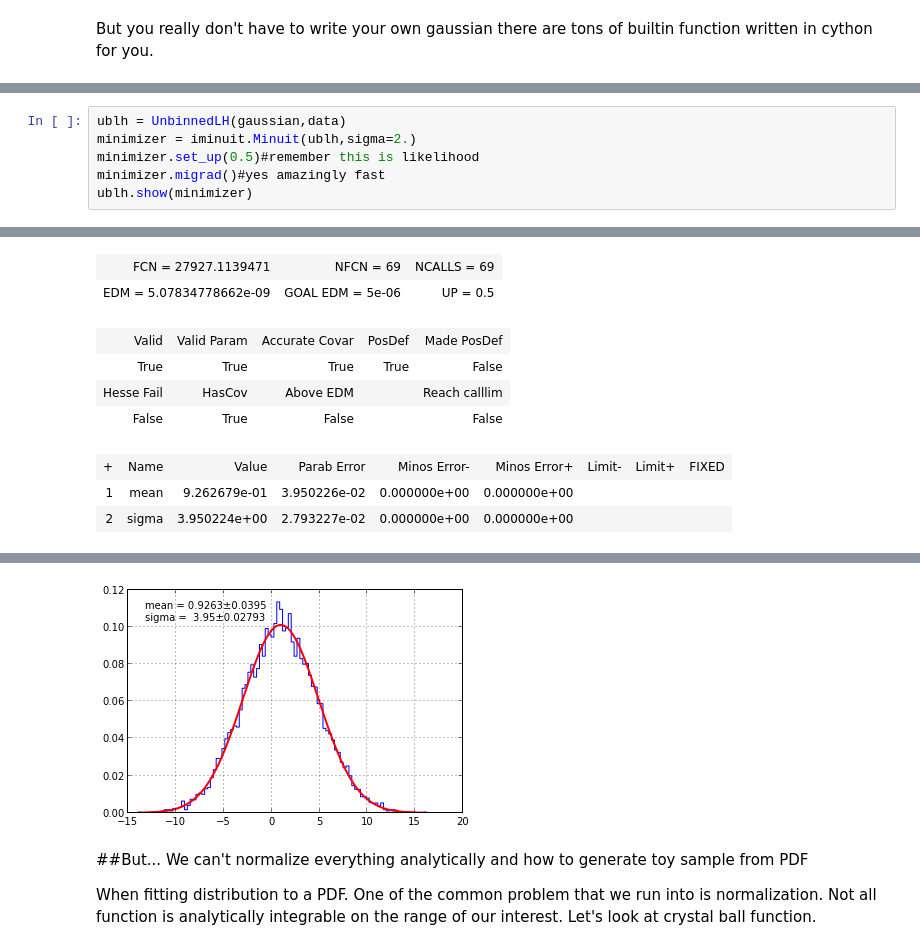
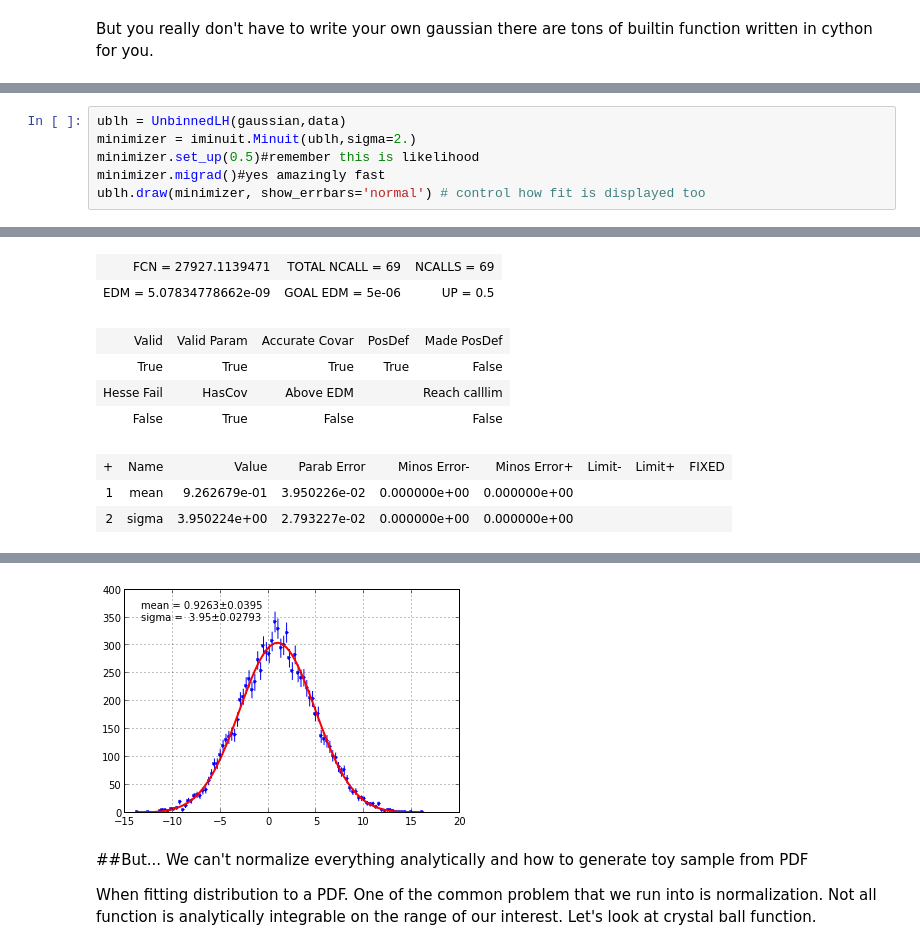
Before and after one commit to scikit-hep/probfit, a Jupyter notebook: tutorial/tutorial.ipynb, the cells around one changed output, grey strips where cells are left out. Cells and saved outputs as stored; diff of their text form.

```diff
--- a/tutorial/tutorial.ipynb
+++ b/tutorial/tutorial.ipynb
@@ -372,22 +373,22 @@ print type(gaussian)
 # %%
 ublh = UnbinnedLH(gaussian,data)
 minimizer = iminuit.Minuit(ublh,sigma=2.)
 minimizer.set_up(0.5)#remember this is likelihood
 minimizer.migrad()#yes amazingly fast
-ublh.show(minimizer)
+ublh.draw(minimizer, show_errbars='normal') # control how fit is displayed too
 # %% [output]
 [interactive output not drawn]
-| FCN = 27927.1139471 | NFCN = 69 | NCALLS = 69 |
+| FCN = 27927.1139471 | TOTAL NCALL = 69 | NCALLS = 69 |
 | EDM = 5.07834778662e-09 | GOAL EDM = 5e-06 | UP = 0.5 |
 | Valid | Valid Param | Accurate Covar | PosDef | Made PosDef |
 | True | True | True | True | False |
 | Hesse Fail | HasCov | Above EDM |  | Reach calllim |
 | False | True | False |  | False |
 | + | Name | Value | Parab Error | Minos Error- | Minos Error+ | Limit- | Limit+ | FIXED |
 | 1 | mean | 9.262679e-01 | 3.950226e-02 | 0.000000e+00 | 0.000000e+00 |  |  |  |
 | 2 | sigma | 3.950224e+00 | 2.793227e-02 | 0.000000e+00 | 0.000000e+00 |  |  |  |
 [interactive output not drawn]
-[figure, old version]
+[figure, new version]
 # %% [markdown]
 ##But... We can't normalize everything analytically and how to generate toy sample from PDF
 
```
Also changed, not shown: parts of 29 cells of this notebook, 8 other files.
